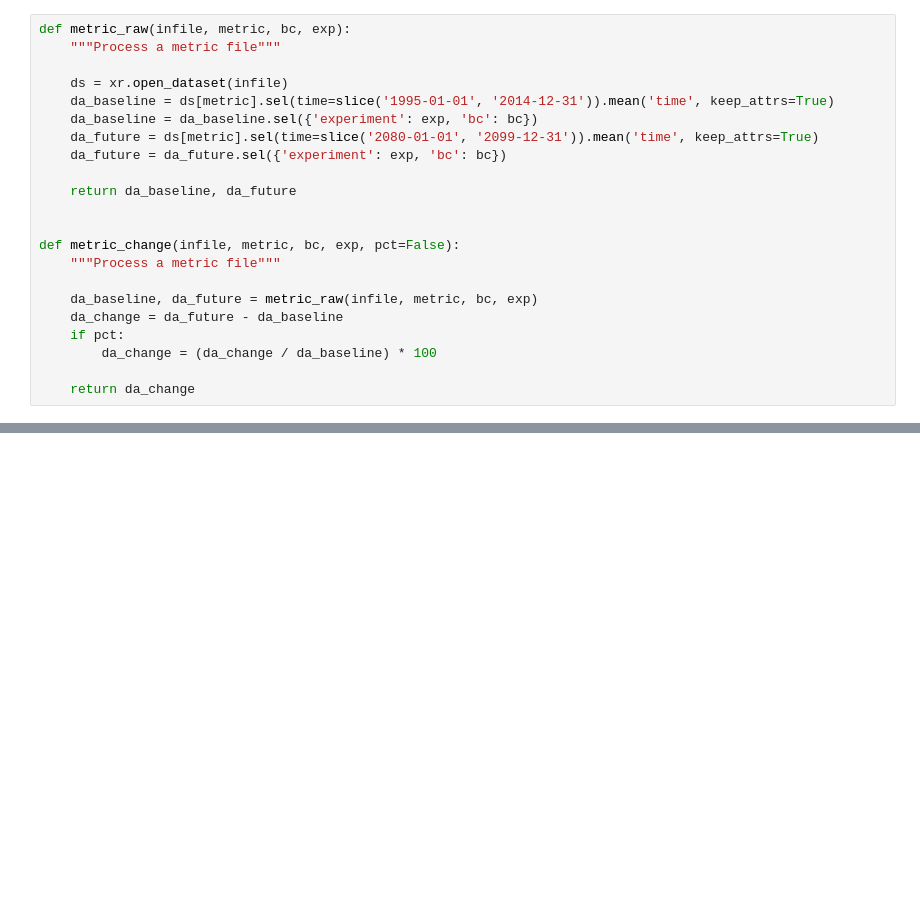
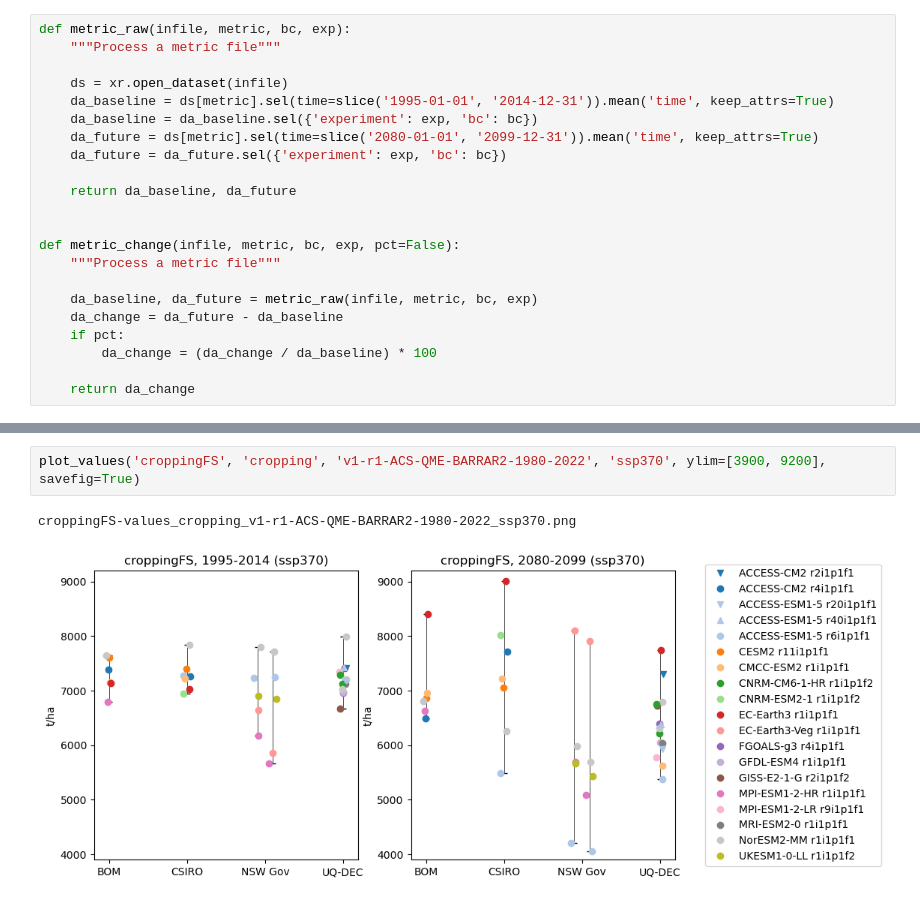
Before and after one commit to ClimateVHT/rip-sip, a Jupyter notebook: test.ipynb, the cells around one changed output, grey strips where cells are left out. Drawn from its saved outputs; the diff is of its cells as text; blank space fills up the shorter version.

```diff
--- a/test.ipynb
+++ b/test.ipynb
@@ -310,0 +345,5 @@ plt.show()
+# %%
+plot_values('croppingFS', 'cropping', 'v1-r1-ACS-QME-BARRAR2-1980-2022', 'ssp370', ylim=[3900, 9200], savefig=True)
+# %% [output]
+croppingFS-values_cropping_v1-r1-ACS-QME-BARRAR2-1980-2022_ssp370.png
+[figure, added]
```
Also changed, not shown: parts of 9 cells of this notebook.
